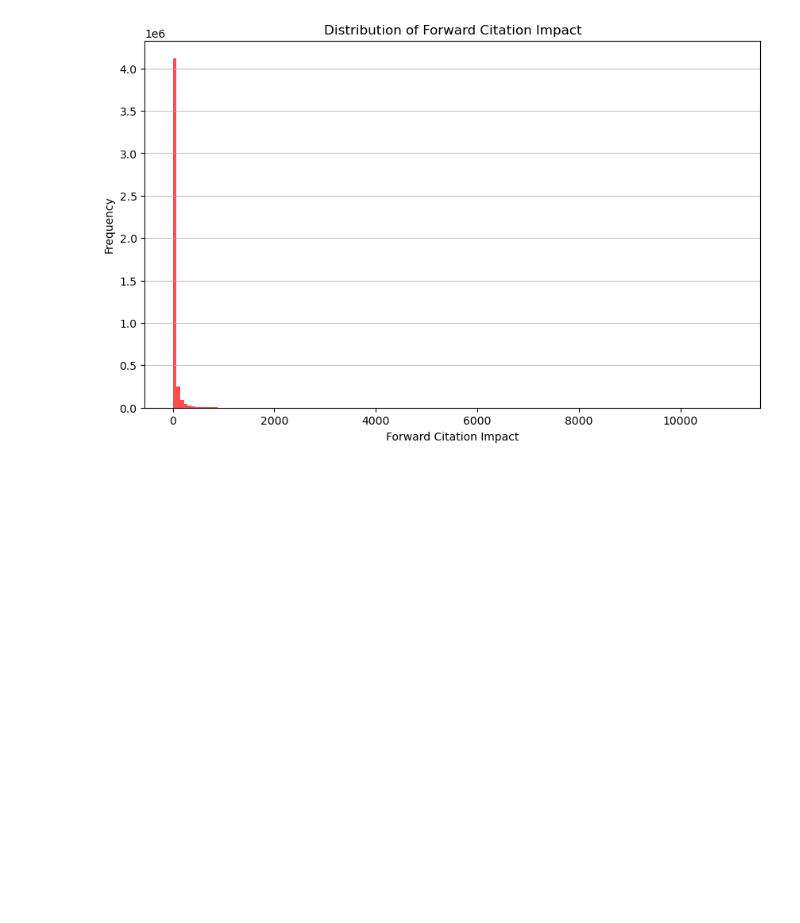
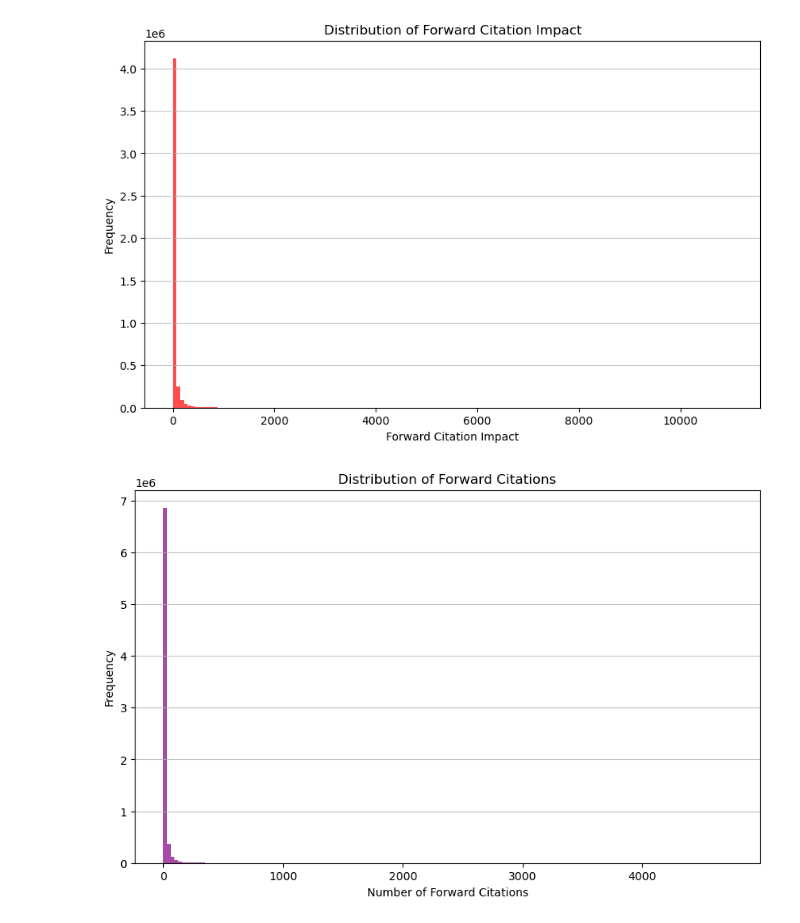
Before and after one commit to koacow/glob-s-RA, a Jupyter notebook: patents/plot_measures.ipynb, the cells around one changed output. Drawn from its saved outputs; the diff is of its cells as text; code cells hidden in the pictures; blank space fills up the shorter version.

```diff
--- a/patents/plot_measures.ipynb
+++ b/patents/plot_measures.ipynb
@@ -99,3 +111,14 @@ plt.grid(axis='y', alpha=0.75)
 plt.show()
 # %% [output]
 [figure]
+# %%
+# Distribution of the number of forward citations
+plt.figure(figsize=(10, 6))
+plt.hist(fwd_citation_impact['forward_citations'], bins=150, color='purple', alpha=0.7)
+plt.title('Distribution of Forward Citations')
+plt.xlabel('Number of Forward Citations')
+plt.ylabel('Frequency')
+plt.grid(axis='y', alpha=0.75)
+plt.show()
+# %% [output]
+[figure, added]
```
Also changed, not shown: parts of 4 cells of this notebook.
